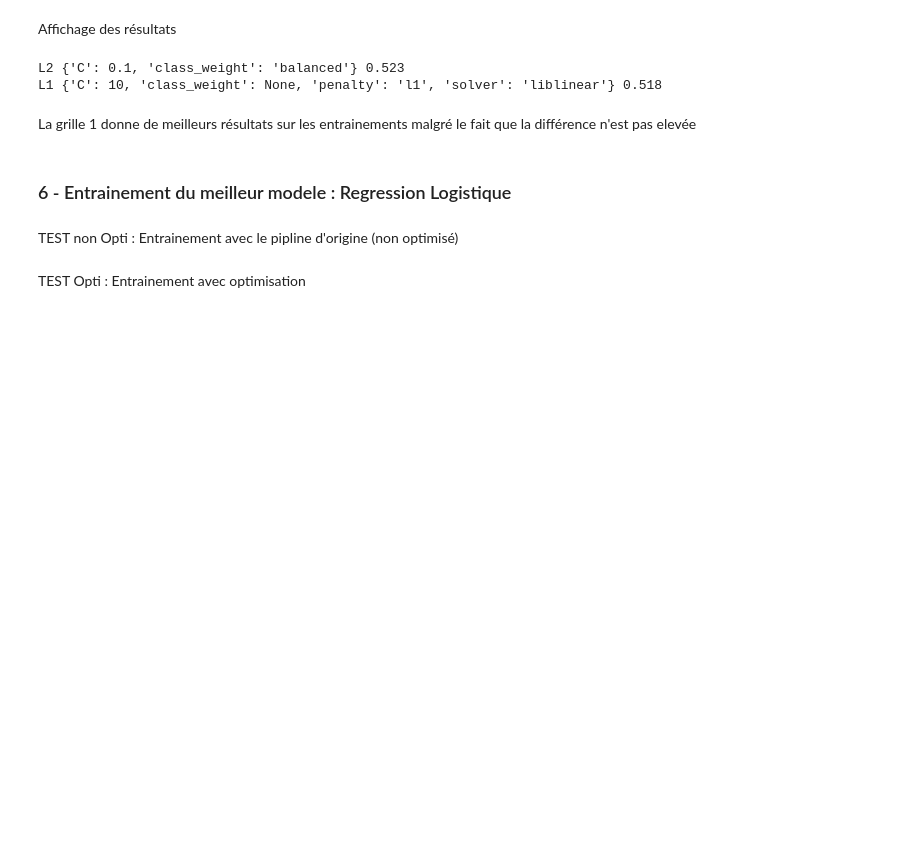
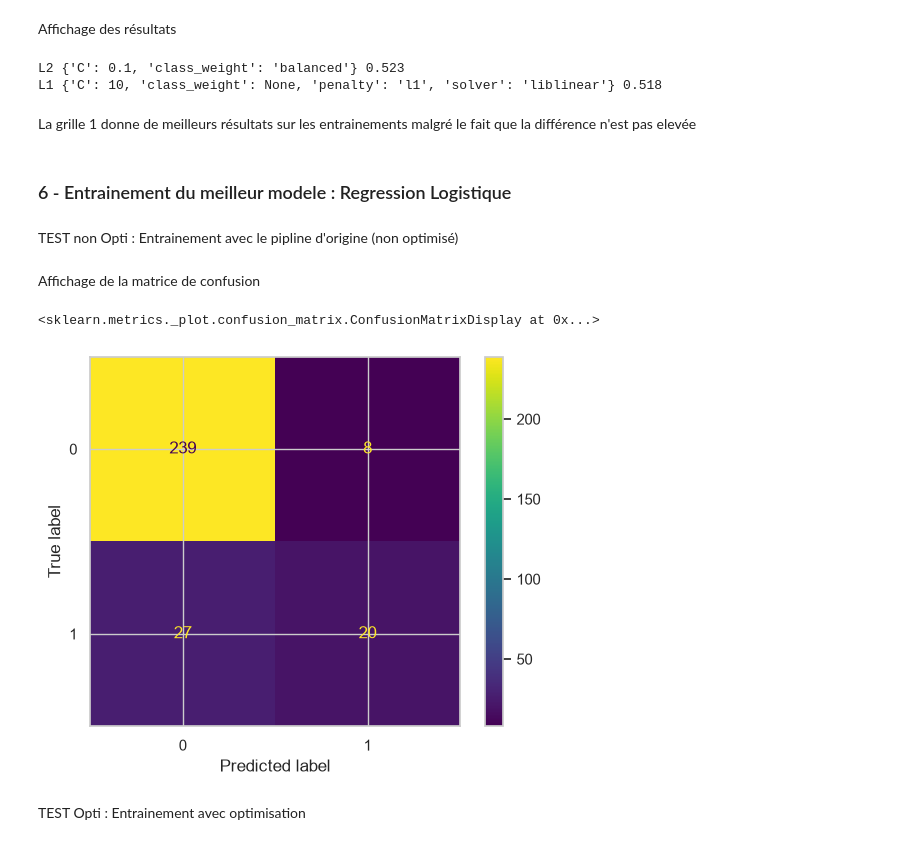
Before and after one commit to DavidRichomme/OC_P4_Classifiez_automatiquement_les_informations, a Jupyter notebook: Notebooks/02_Modelisation_optimisation.ipynb, the cells around one changed output. Cells and saved outputs as stored; diff of their text form; code cells hidden in the pictures; blank space fills up the shorter version.

```diff
--- a/Notebooks/02_Modelisation_optimisation.ipynb
+++ b/Notebooks/02_Modelisation_optimisation.ipynb
@@ -491,6 +496,13 @@ y_proba_defaut = pipe_reglog.predict_proba(X_test)[:, 1]
 score_precision_test_non_opti = round(precision_score(y_test, y_pred_defaut), 3)
 score_recall_test_non_opti = round(recall_score(y_test, y_pred_defaut), 3)
 score_f1_test_non_opti = round(f1_score(y_test, y_pred_defaut), 3)
+# %% [markdown]
+Affichage de la matrice de confusion
+# %%
+ConfusionMatrixDisplay.from_predictions(y_test, y_pred_defaut)
+# %% [output]
+<sklearn.metrics._plot.confusion_matrix.ConfusionMatrixDisplay at 0x...>
+[figure, added]
 # %% [markdown]
 TEST Opti : Entrainement avec optimisation
 # %%
```
Also changed, not shown: parts of 26 cells of this notebook, 5 other files.
